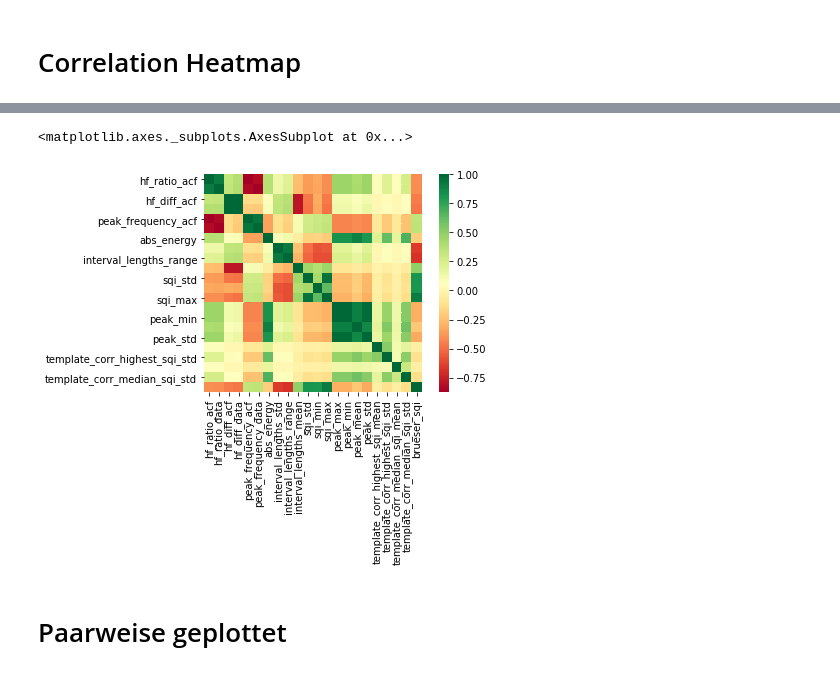
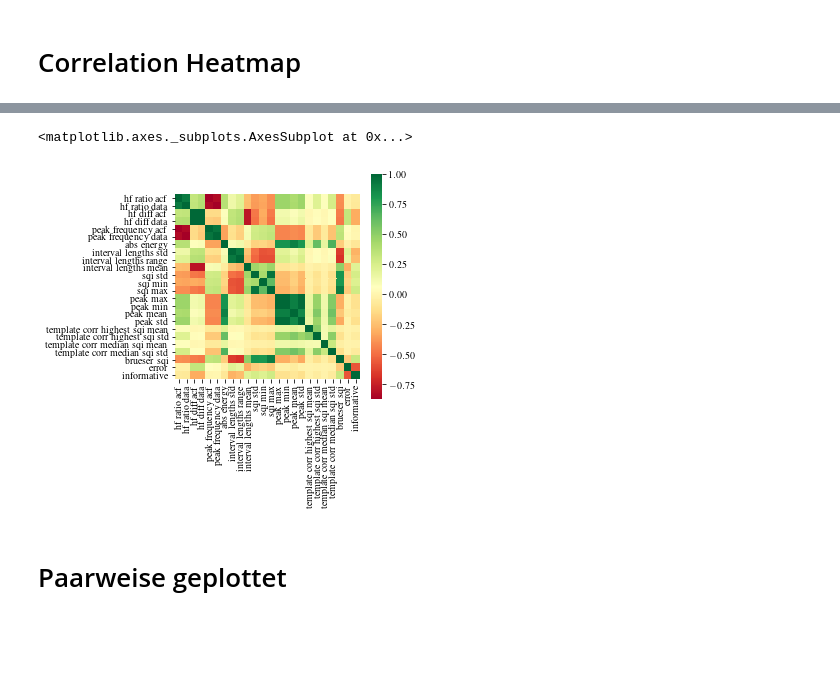
Before and after one commit to Zianor/Bachelorarbeit, a Jupyter notebook: Implementation/src/notebooks/own_features.ipynb, the cells around one changed output, grey strips where cells are left out. Cells and saved outputs as stored; diff of their text form; code cells hidden in the pictures; blank space fills up the shorter version.

```diff
--- a/Implementation/src/notebooks/own_features.ipynb
+++ b/Implementation/src/notebooks/own_features.ipynb
@@ -35,7 +19,7 @@ df = pd.read_csv(utils.get_own_features_csv_path(segment_length=10, overlap_amou
 
 features = df.drop(Segment.get_feature_name_array(), axis='columns')
 features['brueser_sqi'] = df['brueser_sqi']
-features = features.fillna(0)
+# features = features.fillna(0)
 informative_inf = df[Segment.get_feature_name_array()]
 target = df['informative']
 patient_id = df['patient_id']
@@ -43,3 +27,4 @@ features_new = df.drop(SegmentStatistical.get_feature_name_array(), axis='column
 features_new['brueser_sqi'] = df['brueser_sqi']
 df_new = features_new.copy()
 df_new['error'] = df['error']
+df_new['informative'] = df['informative']
@@ -53,8 +51,12 @@ sns.heatmap(df_new.corr(), square=True, cmap ="RdYlGn")
-# %%
-sns.heatmap(features_new.corr(), square=True, cmap ="RdYlGn")
-# %% [output]
-<matplotlib.axes._subplots.AxesSubplot at 0x...>
-[figure, removed]
+# %%
+width, _ = utils.get_plt_normal_size()
+plt.figure(figsize=(width, width))
+
+df_new.columns = df_new.columns.str.replace("_", " ")
+sns.heatmap(df_new.corr(), square=True, cmap ="RdYlGn", xticklabels=True, yticklabels=True)
+# %% [output]
+<matplotlib.axes._subplots.AxesSubplot at 0x...>
+[figure, added]
 # %% [markdown]
 # Paarweise geplottet
 # %%
```
Also changed, not shown: parts of 23 cells of this notebook.
